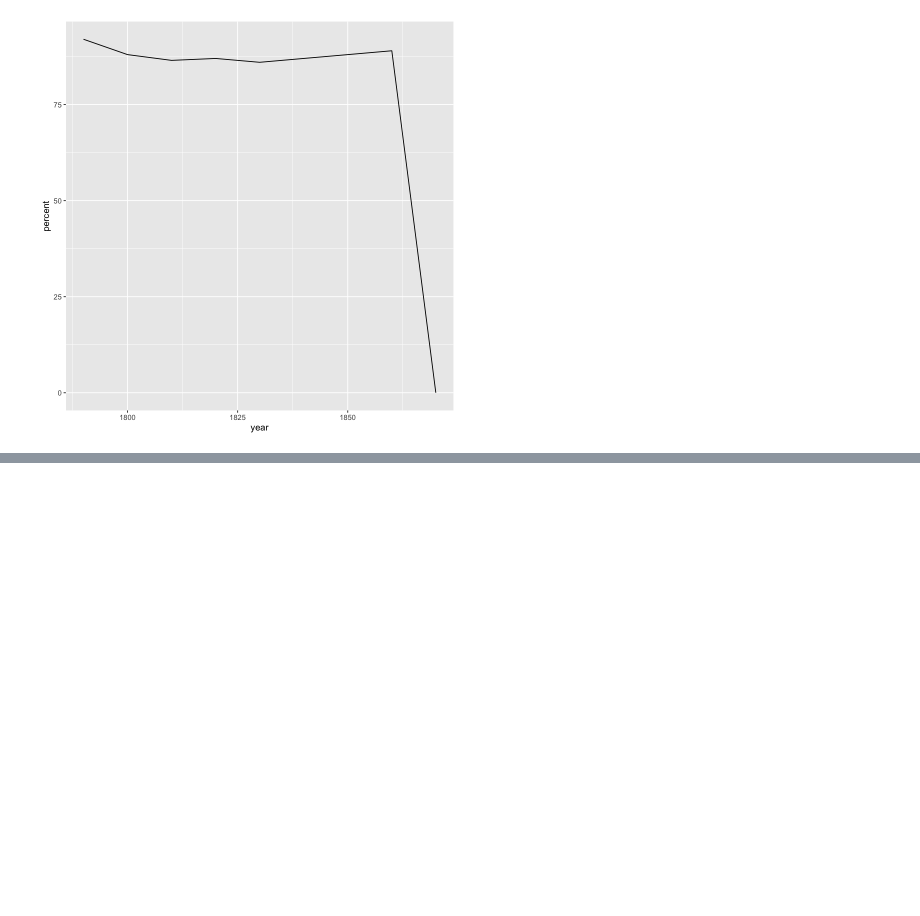
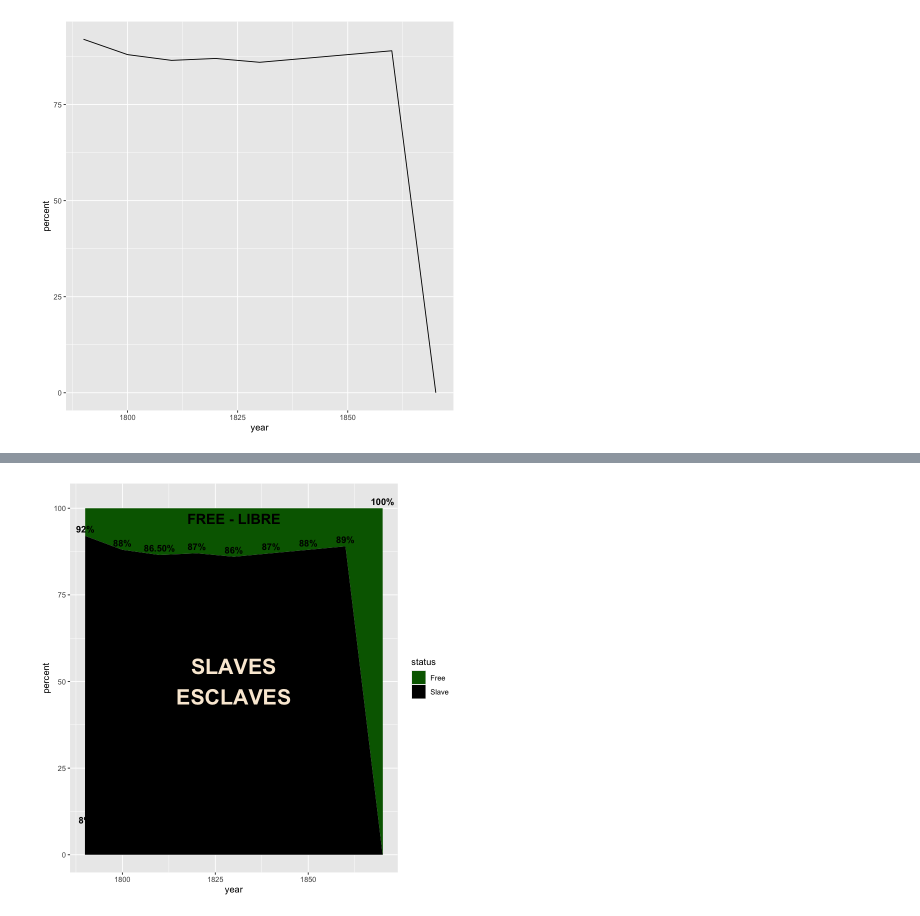
Before and after one commit to ehestir/Du-Bois-STEM, a Jupyter notebook: r_emancipation_dubois.ipynb, the cells around one changed output, grey strips where cells are left out. Saved outputs shown, nothing was run; the diff lists cells and outputs as text; code cells hidden in the pictures; blank space fills up the shorter version.

```diff
--- a/r_emancipation_dubois.ipynb
+++ b/r_emancipation_dubois.ipynb
@@ -79,0 +79,23 @@ ggplot(d_emancipation_dubois, aes(x = year, y = percent, fill = status)) +
+# %%
+ggplot(d_emancipation_dubois, aes(x = year, y = percent, fill = status))  +
+  geom_area() +
+    scale_fill_manual(values = c("darkgreen", "black")) +
+  annotate(
+    "text",
+    label = c("SLAVES\nESCLAVES", "FREE - LIBRE"),
+    color = c("antiquewhite", "black"),
+    size = c(9, 6),
+    x = 1830,
+    y = c(50, 97),
+    fontface = "bold"
+  ) +
+geom_text(
+  aes(
+    y = percent+2,
+    label = paste0(label),
+    fontface = "bold"
+  ),
+  nudge_y = 0.02
+)
+# %% [output]
+[figure, added]
```
Also changed, not shown: parts of 4 cells of this notebook.
